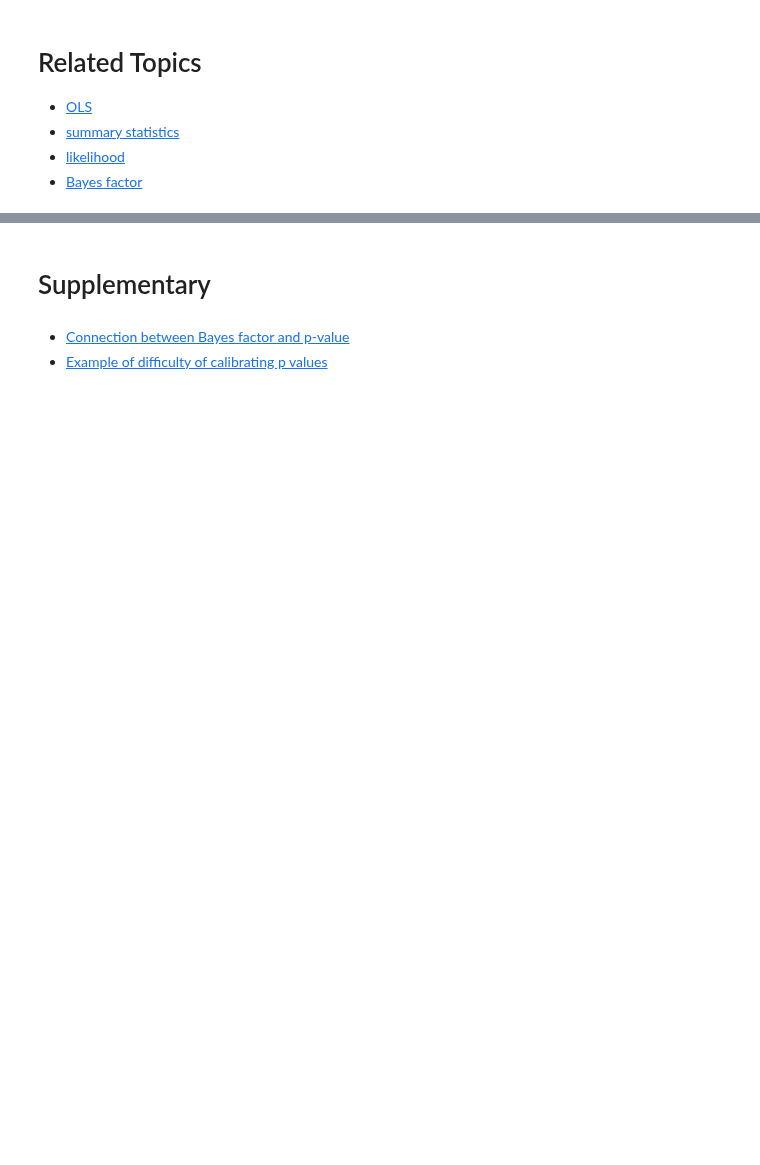
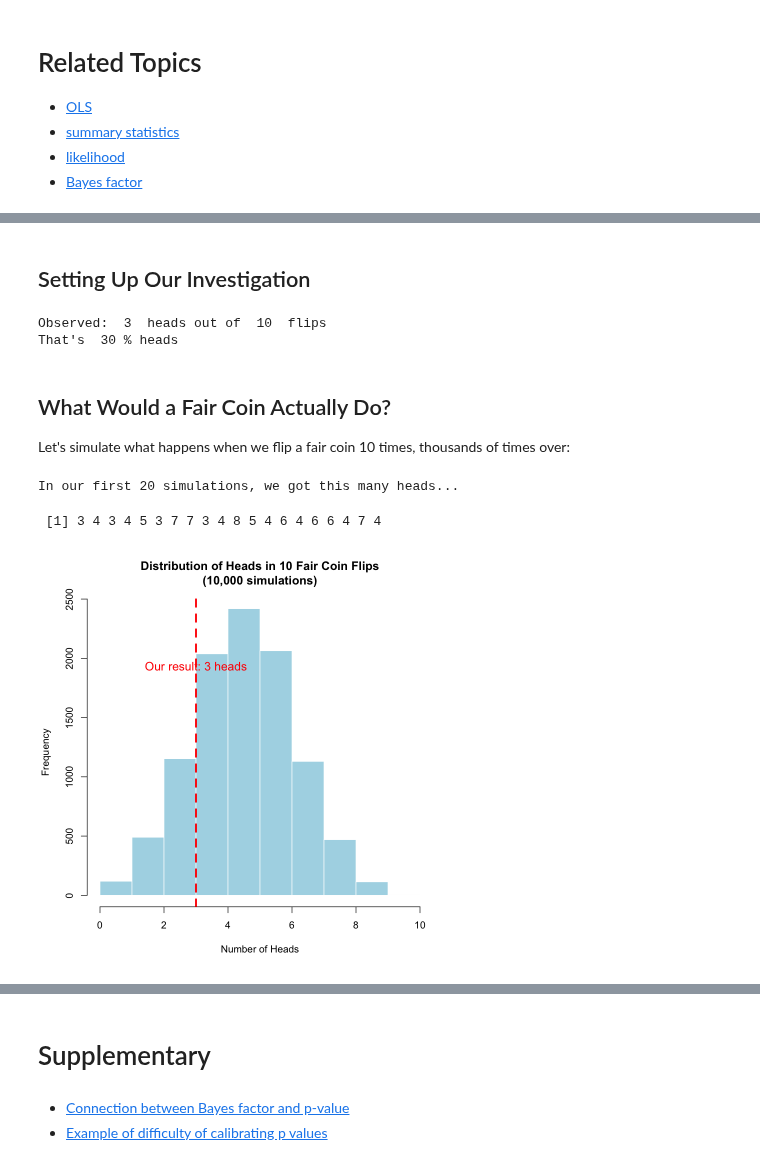
Before and after one commit to StatFunGen/statgen-prerequisites, a Jupyter notebook: p_value.ipynb, the cells around one changed output, grey strips where cells are left out. Drawn from its saved outputs; the diff is of its cells as text; code cells hidden in the pictures; blank space fills up the shorter version.

```diff
--- a/p_value.ipynb
+++ b/p_value.ipynb
@@ -60,0 +65,49 @@ $$
+# %% [markdown]
+## Setting Up Our Investigation
+# %%
+rm(list=ls())
+# Our observed data
+heads_observed <- 3
+tails_observed <- 7
+total_flips <- 10
+
+# Our hypothesis
+fair_coin_prob <- 0.5
+
+cat("Observed: ", heads_observed, " heads out of ", total_flips, " flips\n")
+cat("That's ", heads_observed/total_flips*100, "% heads\n")
+# %% [output]
+Observed:  3  heads out of  10  flips
+That's  30 % heads
+# %% [markdown]
+## What Would a Fair Coin Actually Do?
+
+Let's simulate what happens when we flip a fair coin 10 times, thousands of times over:
+# %%
+set.seed(29)  # For reproducible results
+n_simulations <- 10000
+
+# Simulate 10,000 experiments of flipping a fair coin 10 times
+simulated_heads <- rbinom(n_simulations, size = total_flips, prob = fair_coin_prob)
+cat("In our first 20 simulations, we got this many heads...")
+head(simulated_heads, 20)
+# %% [output]
+In our first 20 simulations, we got this many heads...
+ [1] 3 4 3 4 5 3 7 7 3 4 8 5 4 6 4 6 6 4 7 4
+# %%
+# Create a histogram to see the distribution
+hist(simulated_heads,
+     breaks = 0:10,
+     main = "Distribution of Heads in 10 Fair Coin Flips\n(10,000 simulations)",
+     xlab = "Number of Heads",
+     ylab = "Frequency",
+     col = "lightblue",
+     border = "white")
+
+# Mark our observed result
+abline(v = heads_observed, col = "red", lwd = 3, lty = 2)
+text(heads_observed, max(table(simulated_heads)) * 0.8,
+     paste("Our result:", heads_observed, "heads"),
+     col = "red", cex = 1.2)
+# %% [output]
+[figure, added]
```
Also changed, not shown: parts of 11 cells of this notebook, 3 other files.
